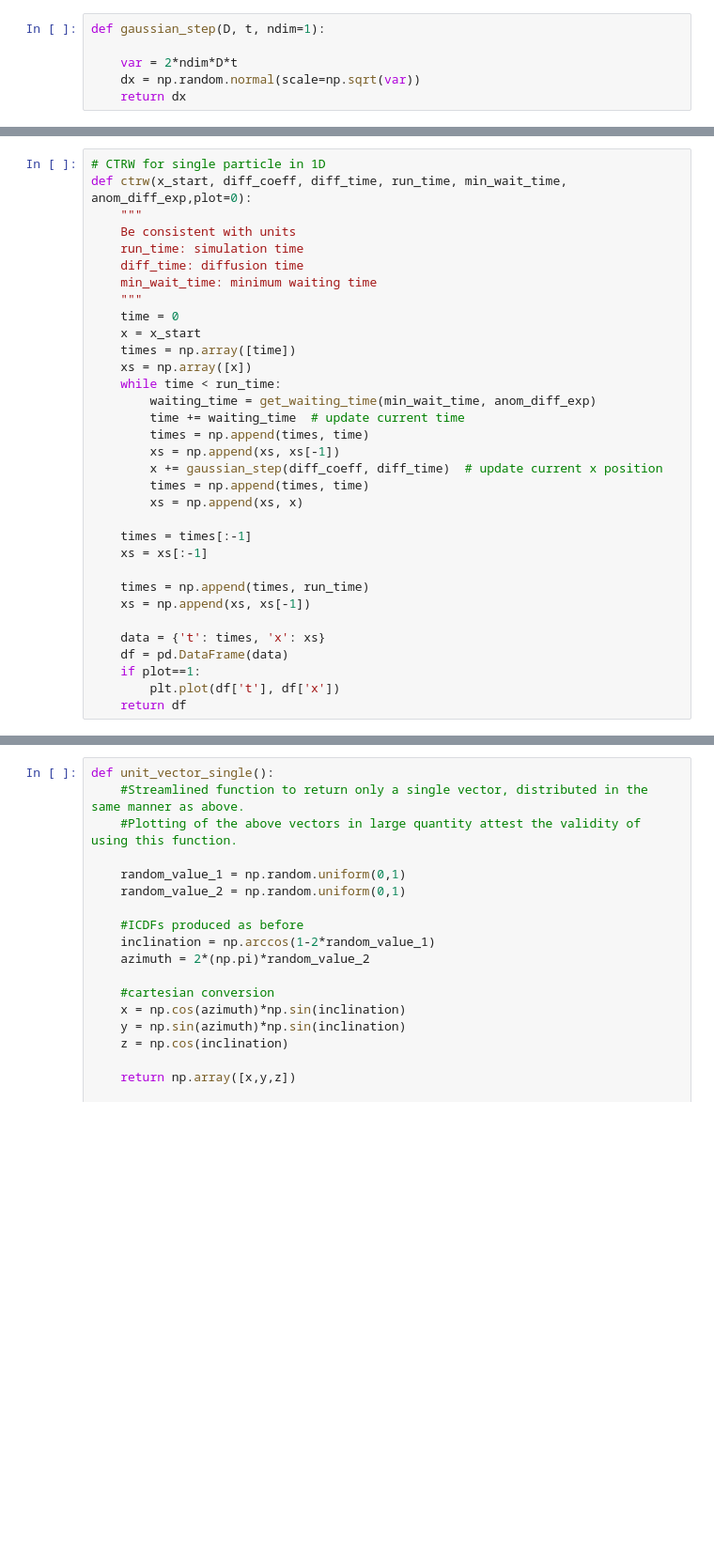
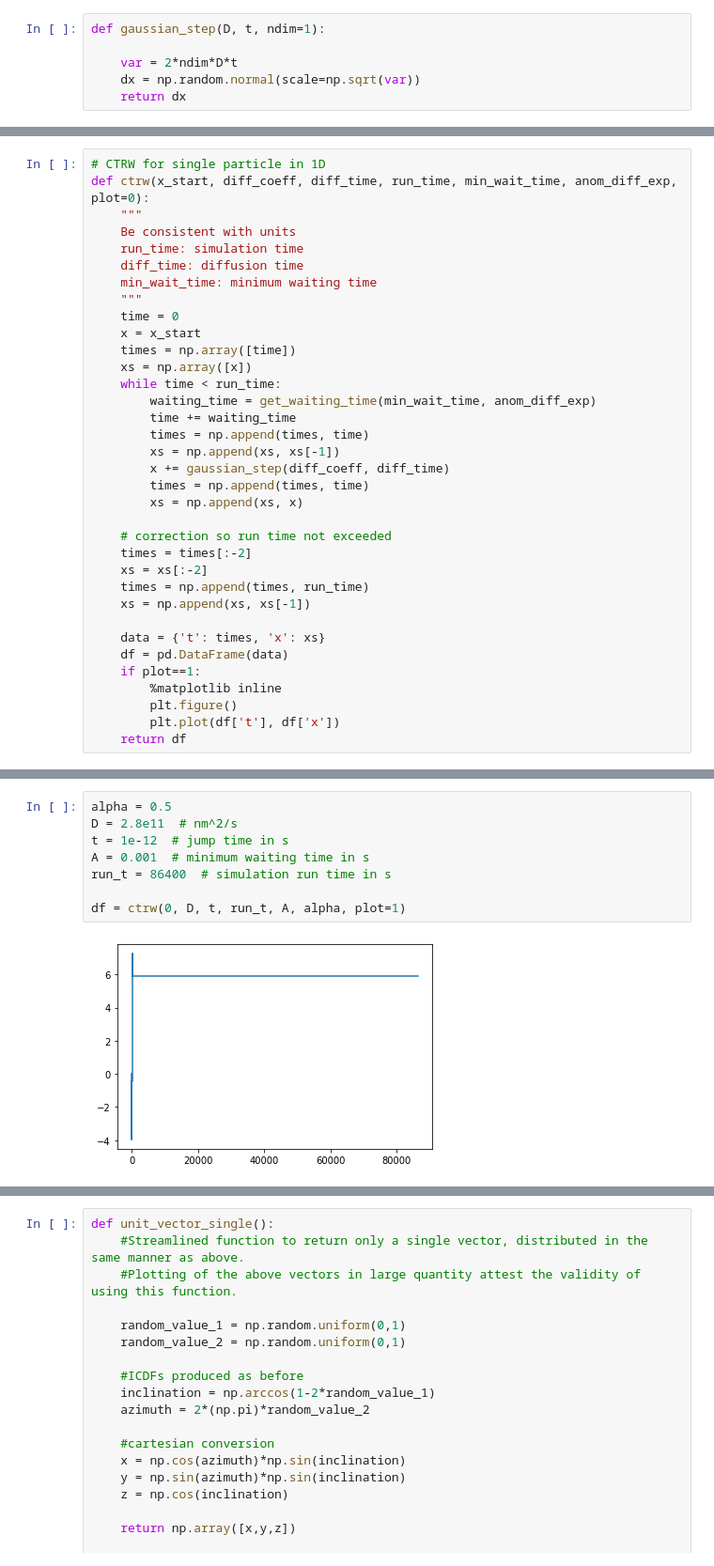
Before and after one commit to MilaJ1/MPhys-Sem-2, a Jupyter notebook: CTRW_with_repair.ipynb, the cells around one changed output, grey strips where cells are left out. Shown: that part at 94% size. Drawn from its saved outputs; the diff is of its cells as text; blank space fills up the shorter version.

```diff
--- a/CTRW_with_repair.ipynb
+++ b/CTRW_with_repair.ipynb
@@ -41,6 +44,6 @@ check_steps(1000,10,1)
 # %%
 # CTRW for single particle in 1D
-def ctrw(x_start, diff_coeff, diff_time, run_time, min_wait_time, anom_diff_exp,plot=0):
+def ctrw(x_start, diff_coeff, diff_time, run_time, min_wait_time, anom_diff_exp, plot=0):
     """
     Be consistent with units
     run_time: simulation time
@@ -53,21 +56,23 @@ def ctrw(x_start, diff_coeff, diff_time, run_time, min_wait_time, anom_diff_exp,
     xs = np.array([x])
     while time < run_time:
         waiting_time = get_waiting_time(min_wait_time, anom_diff_exp)
-        time += waiting_time  # update current time
+        time += waiting_time
         times = np.append(times, time)
         xs = np.append(xs, xs[-1])
-        x += gaussian_step(diff_coeff, diff_time)  # update current x position
+        x += gaussian_step(diff_coeff, diff_time)
         times = np.append(times, time)
         xs = np.append(xs, x)
 
-    times = times[:-1]
-    xs = xs[:-1]
-
+    # correction so run time not exceeded
+    times = times[:-2]
+    xs = xs[:-2]
     times = np.append(times, run_time)
     xs = np.append(xs, xs[-1])
 
     data = {'t': times, 'x': xs}
     df = pd.DataFrame(data)
     if plot==1:
+        %matplotlib inline
+        plt.figure()
         plt.plot(df['t'], df['x'])
     return df
@@ -80 +79,11 @@ df = ctrw(0, 2.8e11, 1, 1e15, 1e9, 0.5,plot=1)
+# %%
+alpha = 0.5
+D = 2.8e11  # nm^2/s
+t = 1e-12  # jump time in s
+A = 0.001  # minimum waiting time in s
+run_t = 86400  # simulation run time in s
+
+df = ctrw(0, D, t, run_t, A, alpha, plot=1)
+# %% [output]
+[figure, added]
 # %%
```
Also changed, not shown: parts of 25 cells of this notebook.
